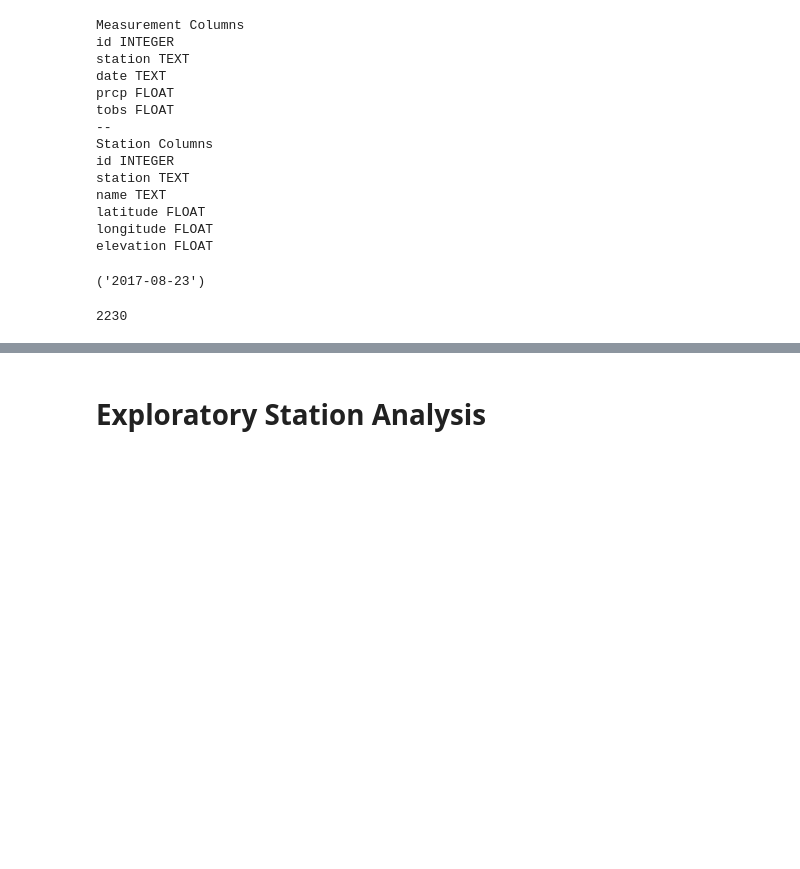
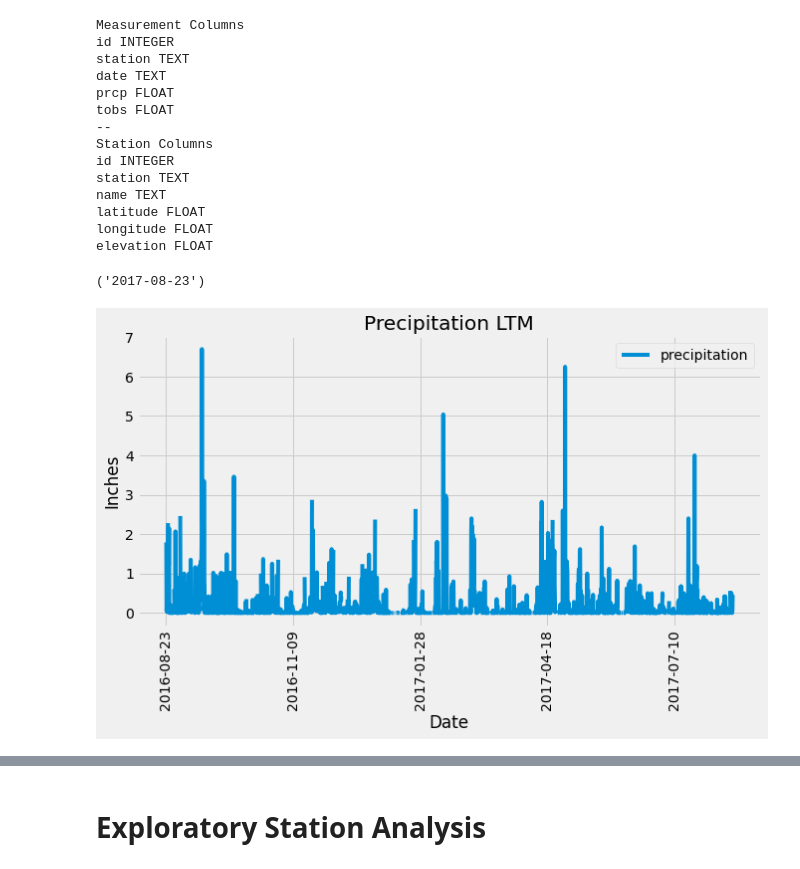
Before and after one commit to marceloflores1/sqlalchemy-challenge, a Jupyter notebook: climate_starter.ipynb, the cells around one changed output, grey strips where cells are left out. Cells and saved outputs as stored; diff of their text form; code cells hidden in the pictures; blank space fills up the shorter version.

Commit message:
Finished Exploratory Precipitation Analysis

```diff
--- a/climate_starter.ipynb
+++ b/climate_starter.ipynb
@@ -74,22 +75,26 @@ recent_date[0]
 # %%
 # Design a query to retrieve the last 12 months of precipitation data and plot the results.
 # Starting from the most recent data point in the database.
-session.query(Measurement.prcp).filter(func.strftime("%Y-%m-%d", Measurement.date) >= "2016-08-23").count()
-
-
 # Calculate the date one year from the last date in data set.
-
+one_year_ago = dt.date(2017,8,23) - relativedelta(months=12)
 
 # Perform a query to retrieve the data and precipitation scores
-
+precipitation = session.query(Measurement.date, Measurement.prcp).\
+    filter(func.strftime("%Y-%m-%d", Measurement.date) >= one_year_ago).all()
 
 # Save the query results as a Pandas DataFrame and set the index to the date column
-
+rows = [{"Date":p[0], "precipitation":p[1]} for p in precipitation]
+precipitation_df = pd.DataFrame(rows).set_index("Date")
 
 # Sort the dataframe by date
-
+precipitation_df.sort_values("Date", inplace=True)
 
 # Use Pandas Plotting with Matplotlib to plot the data
+precipitation_df.plot(kind="line", figsize=(10,5), rot="vertical")
+plt.title("Precipitation LTM")
+plt.xlabel("Date")
+plt.ylabel("Inches")
+plt.show()
 # %% [output]
-2230
+[figure, added]
 # %%
```
Also changed, not shown: parts of 3 cells of this notebook.
